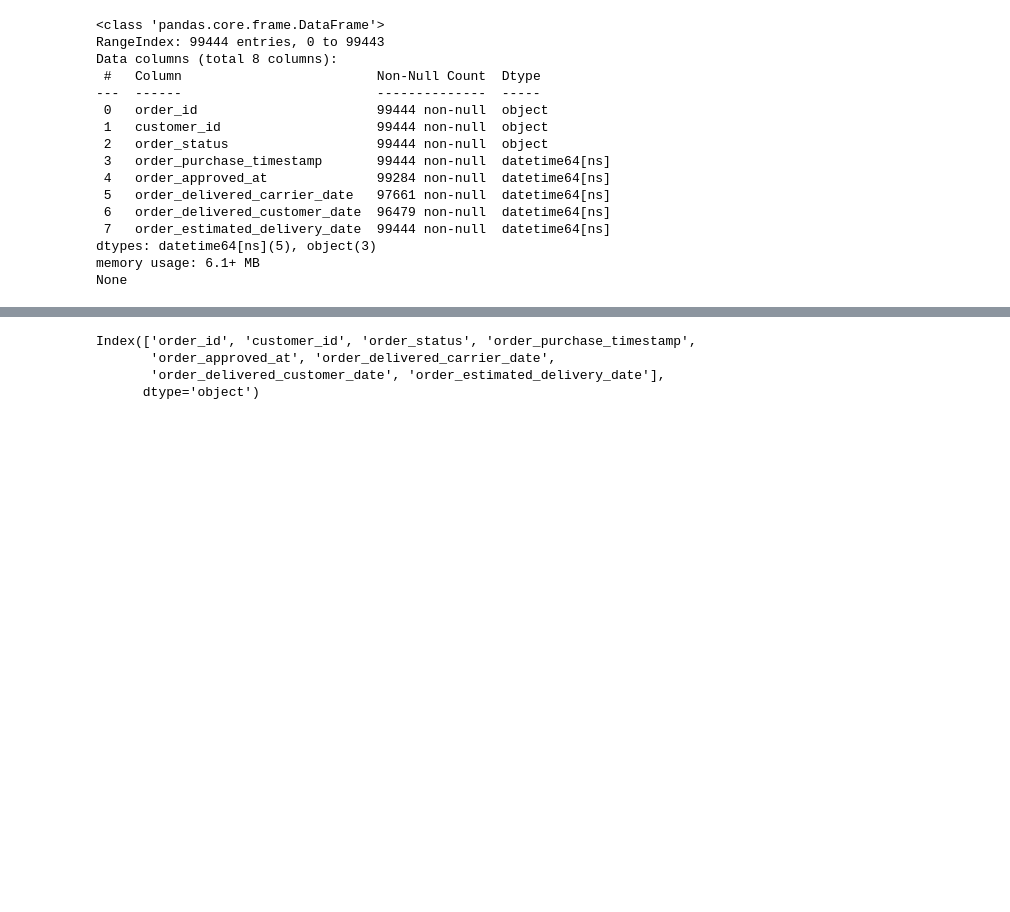
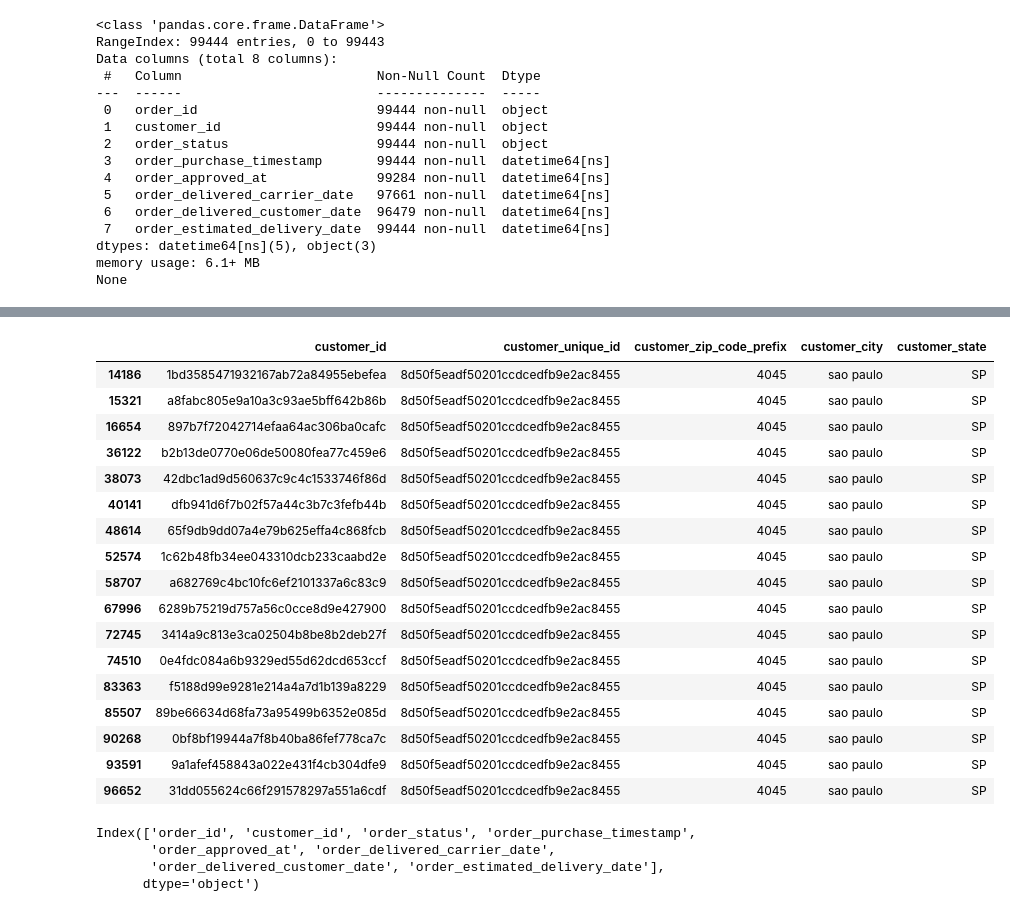
Before and after one commit to KyrellosSaleeb/E-Commerce-Orders, a Jupyter notebook: E-commerce Orders Project.ipynb, the cells around one changed output, grey strips where cells are left out. Cells and saved outputs as stored; diff of their text form; code cells hidden in the pictures; blank space fills up the shorter version.

```diff
--- a/E-commerce Orders Project.ipynb
+++ b/E-commerce Orders Project.ipynb
@@ -127 +100,22 @@ print(customers_data.head())
+# %%
+customers_data[customers_data['customer_unique_id'] == '8d50f5eadf50201ccdcedfb9e2ac8455']
+# %% [output]
+|  | customer_id | customer_unique_id | customer_zip_code_prefix | customer_city | customer_state |
+| 14186 | 1bd3585471932167ab72a84955ebefea | 8d50f5eadf50201ccdcedfb9e2ac8455 | 4045 | sao paulo | SP |
+| 15321 | a8fabc805e9a10a3c93ae5bff642b86b | 8d50f5eadf50201ccdcedfb9e2ac8455 | 4045 | sao paulo | SP |
+| 16654 | 897b7f72042714efaa64ac306ba0cafc | 8d50f5eadf50201ccdcedfb9e2ac8455 | 4045 | sao paulo | SP |
+| 36122 | b2b13de0770e06de50080fea77c459e6 | 8d50f5eadf50201ccdcedfb9e2ac8455 | 4045 | sao paulo | SP |
+| 38073 | 42dbc1ad9d560637c9c4c1533746f86d | 8d50f5eadf50201ccdcedfb9e2ac8455 | 4045 | sao paulo | SP |
+| 40141 | dfb941d6f7b02f57a44c3b7c3fefb44b | 8d50f5eadf50201ccdcedfb9e2ac8455 | 4045 | sao paulo | SP |
+| 48614 | 65f9db9dd07a4e79b625effa4c868fcb | 8d50f5eadf50201ccdcedfb9e2ac8455 | 4045 | sao paulo | SP |
+| 52574 | 1c62b48fb34ee043310dcb233caabd2e | 8d50f5eadf50201ccdcedfb9e2ac8455 | 4045 | sao paulo | SP |
+| 58707 | a682769c4bc10fc6ef2101337a6c83c9 | 8d50f5eadf50201ccdcedfb9e2ac8455 | 4045 | sao paulo | SP |
+| 67996 | 6289b75219d757a56c0cce8d9e427900 | 8d50f5eadf50201ccdcedfb9e2ac8455 | 4045 | sao paulo | SP |
+| 72745 | 3414a9c813e3ca02504b8be8b2deb27f | 8d50f5eadf50201ccdcedfb9e2ac8455 | 4045 | sao paulo | SP |
+| 74510 | 0e4fdc084a6b9329ed55d62dcd653ccf | 8d50f5eadf50201ccdcedfb9e2ac8455 | 4045 | sao paulo | SP |
+| 83363 | f5188d99e9281e214a4a7d1b139a8229 | 8d50f5eadf50201ccdcedfb9e2ac8455 | 4045 | sao paulo | SP |
+| 85507 | 89be66634d68fa73a95499b6352e085d | 8d50f5eadf50201ccdcedfb9e2ac8455 | 4045 | sao paulo | SP |
+| 90268 | 0bf8bf19944a7f8b40ba86fef778ca7c | 8d50f5eadf50201ccdcedfb9e2ac8455 | 4045 | sao paulo | SP |
+| 93591 | 9a1afef458843a022e431f4cb304dfe9 | 8d50f5eadf50201ccdcedfb9e2ac8455 | 4045 | sao paulo | SP |
+| 96652 | 31dd055624c66f291578297a551a6cdf | 8d50f5eadf50201ccdcedfb9e2ac8455 | 4045 | sao paulo | SP |
 # %%
```
Also changed, not shown: parts of 32 cells of this notebook.
